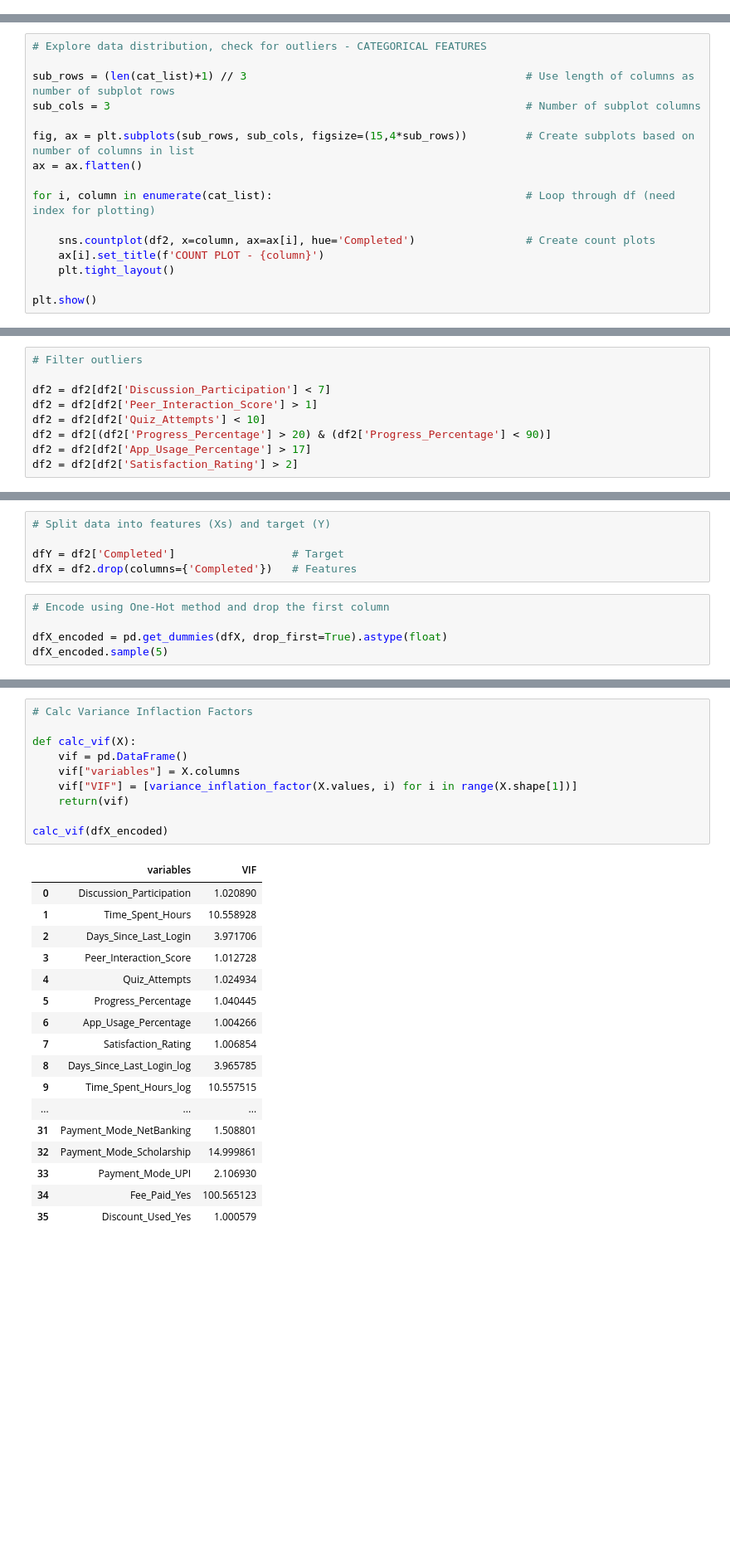
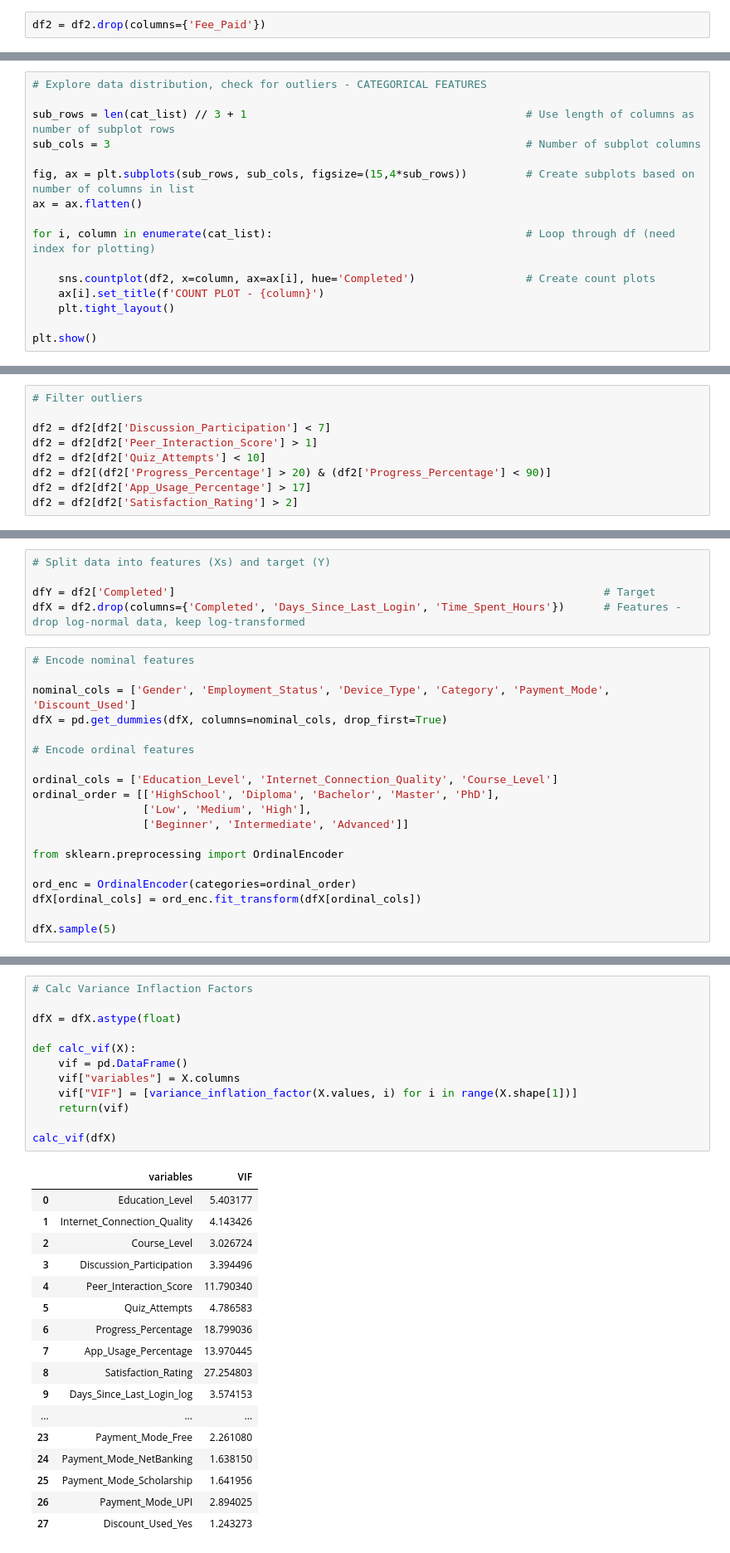
Before and after one commit to AkeemSemperDataScience/data3450-project-v1251-group_1, a Jupyter notebook: START_Project.ipynb, the cells around one changed output, grey strips where cells are left out. Shown: that part at 83% size. Cells and saved outputs as stored; diff of their text form; blank space fills up the shorter version.

```diff
--- a/START_Project.ipynb
+++ b/START_Project.ipynb
@@ -187,0 +212,2 @@ Dropped these columns because we believe they won't improve the predictive model
+# %%
+df2 = df2.drop(columns={'Fee_Paid'})
@@ -247,7 +275,7 @@ memory usage: 7.2 MB
 # %%
 # Explore data distribution, check for outliers - CATEGORICAL FEATURES
 
-sub_rows = (len(cat_list)+1) // 3                                           # Use length of columns as number of subplot rows
+sub_rows = len(cat_list) // 3 + 1                                           # Use length of columns as number of subplot rows
 sub_cols = 3                                                                # Number of subplot columns
 
 fig, ax = plt.subplots(sub_rows, sub_cols, figsize=(15,4*sub_rows))         # Create subplots based on number of columns in list
@@ -349,11 +377,25 @@ plt.show()
 # %%
 # Split data into features (Xs) and target (Y)
 
-dfY = df2['Completed']                  # Target
-dfX = df2.drop(columns={'Completed'})   # Features
+dfY = df2['Completed']                                                                  # Target
+dfX = df2.drop(columns={'Completed', 'Days_Since_Last_Login', 'Time_Spent_Hours'})      # Features - drop log-normal data, keep log-transformed
 # %%
-# Encode using One-Hot method and drop the first column
+# Encode nominal features
 
-dfX_encoded = pd.get_dummies(dfX, drop_first=True).astype(float)
-dfX_encoded.sample(5)
+nominal_cols = ['Gender', 'Employment_Status', 'Device_Type', 'Category', 'Payment_Mode', 'Discount_Used']
+dfX = pd.get_dummies(dfX, columns=nominal_cols, drop_first=True)
+
+# Encode ordinal features
+
+ordinal_cols = ['Education_Level', 'Internet_Connection_Quality', 'Course_Level']
+ordinal_order = [['HighSchool', 'Diploma', 'Bachelor', 'Master', 'PhD'],
+                 ['Low', 'Medium', 'High'],
+                 ['Beginner', 'Intermediate', 'Advanced']]
+
+from sklearn.preprocessing import OrdinalEncoder
+
+ord_enc = OrdinalEncoder(categories=ordinal_order)
+dfX[ordinal_cols] = ord_enc.fit_transform(dfX[ordinal_cols])
+
+dfX.sample(5)
 # %% [output]
@@ -375,28 +417,30 @@ x.shape, y.shape
 # %%
 # Calc Variance Inflaction Factors
+
+dfX = dfX.astype(float)
 
 def calc_vif(X):
     vif = pd.DataFrame()
     vif["variables"] = X.columns
     vif["VIF"] = [variance_inflation_factor(X.values, i) for i in range(X.shape[1])]
     return(vif)
 
-calc_vif(dfX_encoded)
+calc_vif(dfX)
 # %% [output]
 |  | variables | VIF |
-| 0 | Discussion_Participation | 1.020890 |
-| 1 | Time_Spent_Hours | 10.558928 |
-| 2 | Days_Since_Last_Login | 3.971706 |
-| 3 | Peer_Interaction_Score | 1.012728 |
-| 4 | Quiz_Attempts | 1.024934 |
-| 5 | Progress_Percentage | 1.040445 |
-| 6 | App_Usage_Percentage | 1.004266 |
-| 7 | Satisfaction_Rating | 1.006854 |
-| 8 | Days_Since_Last_Login_log | 3.965785 |
-| 9 | Time_Spent_Hours_log | 10.557515 |
+| 0 | Education_Level | 5.403177 |
+| 1 | Internet_Connection_Quality | 4.143426 |
+| 2 | Course_Level | 3.026724 |
+| 3 | Discussion_Participation | 3.394496 |
+| 4 | Peer_Interaction_Score | 11.790340 |
+| 5 | Quiz_Attempts | 4.786583 |
+| 6 | Progress_Percentage | 18.799036 |
+| 7 | App_Usage_Percentage | 13.970445 |
+| 8 | Satisfaction_Rating | 27.254803 |
+| 9 | Days_Since_Last_Login_log | 3.574153 |
 | ... | ... | ... |
-| 31 | Payment_Mode_NetBanking | 1.508801 |
-| 32 | Payment_Mode_Scholarship | 14.999861 |
-| 33 | Payment_Mode_UPI | 2.106930 |
-| 34 | Fee_Paid_Yes | 100.565123 |
-| 35 | Discount_Used_Yes | 1.000579 |
+| 23 | Payment_Mode_Free | 2.261080 |
+| 24 | Payment_Mode_NetBanking | 1.638150 |
+| 25 | Payment_Mode_Scholarship | 1.641956 |
+| 26 | Payment_Mode_UPI | 2.894025 |
+| 27 | Discount_Used_Yes | 1.243273 |
```
Also changed, not shown: parts of 13 cells of this notebook.
